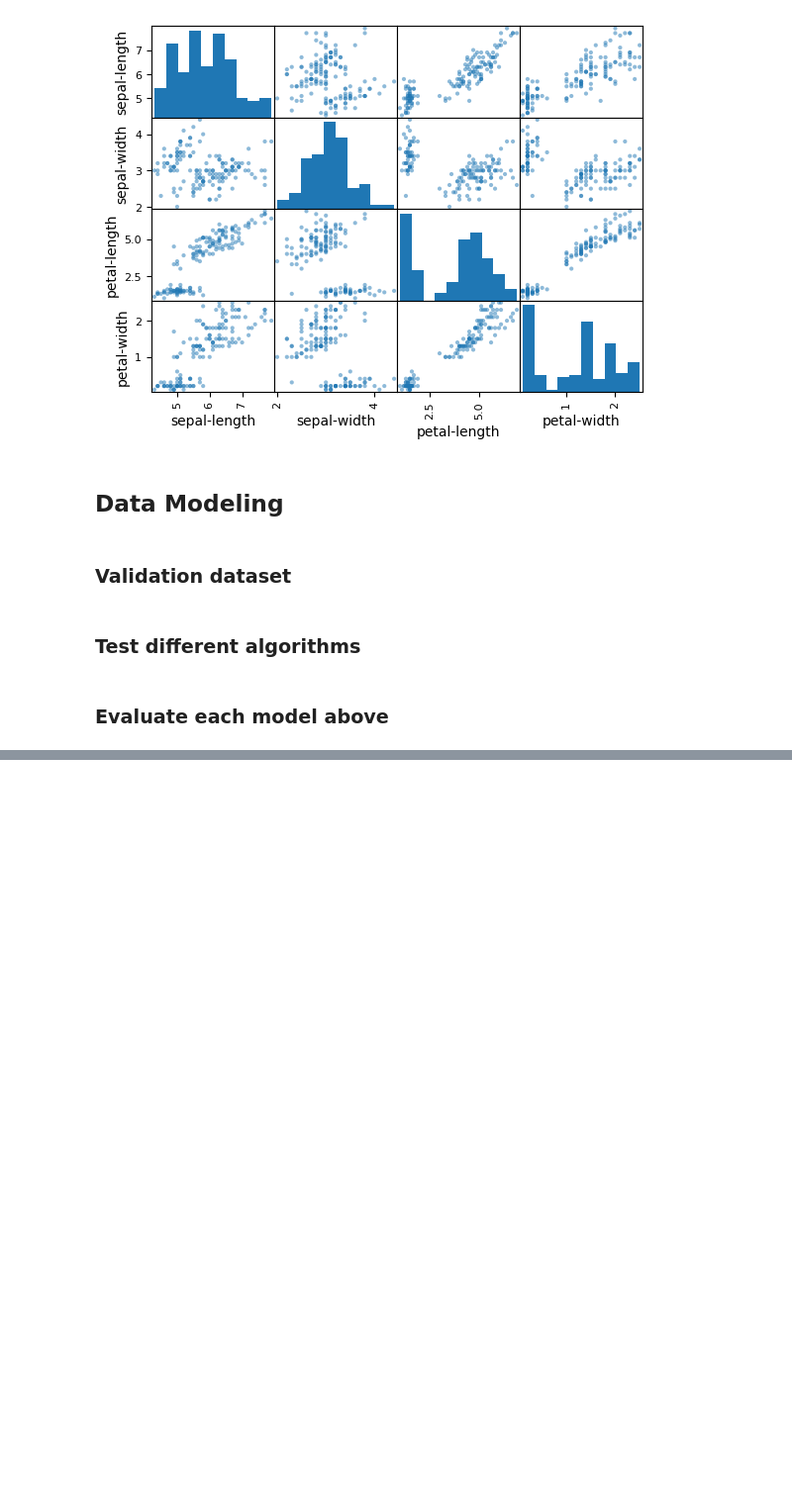
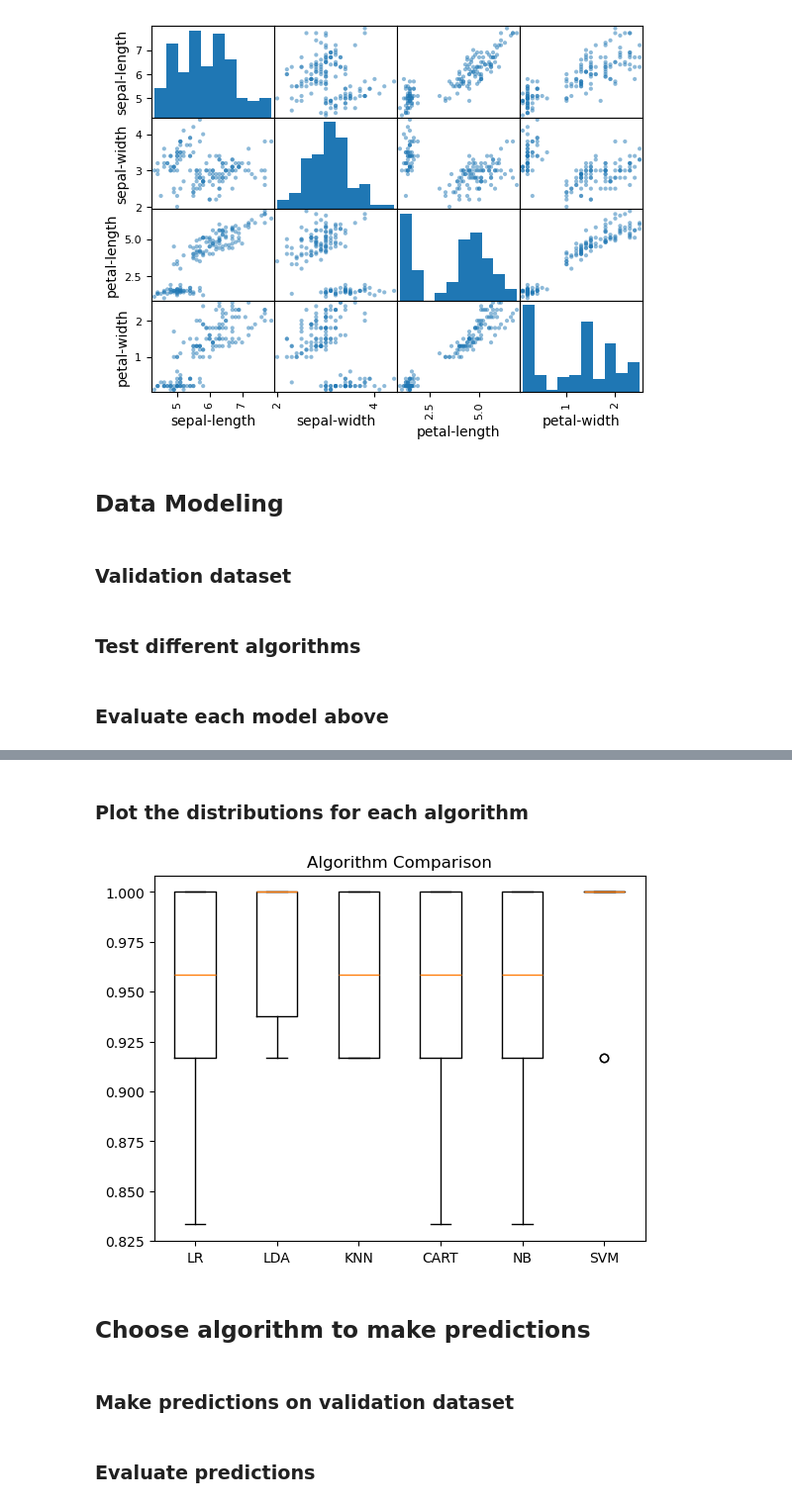
Before and after one commit to janafisher2331/py_mach, a Jupyter notebook: py_mach_script.ipynb, the cells around one changed output, grey strips where cells are left out. Shown at 99% size. Cells and saved outputs as stored; diff of their text form; code cells hidden in the pictures; blank space fills up the shorter version.

```diff
--- a/py_mach_script.ipynb
+++ b/py_mach_script.ipynb
@@ -138,2 +138,14 @@ CART: 0.933333 (0.050000)
 NB: 0.950000 (0.055277)
 SVM: 0.983333 (0.033333)
+# %% [markdown]
+### Plot the distributions for each algorithm
+# %%
+plt.boxplot(results, tick_labels=names)
+plt.title('Algorithm Comparison')
+plt.show()
+# %% [output]
+[figure, added]
+# %% [markdown]
+## Choose algorithm to make predictions
+# %% [markdown]
+### Make predictions on validation dataset
@@ -139,0 +156,2 @@ SVM: 0.983333 (0.033333)
+# %% [markdown]
+### Evaluate predictions
```
Also changed, not shown: parts of 4 cells of this notebook, 1 other file.
